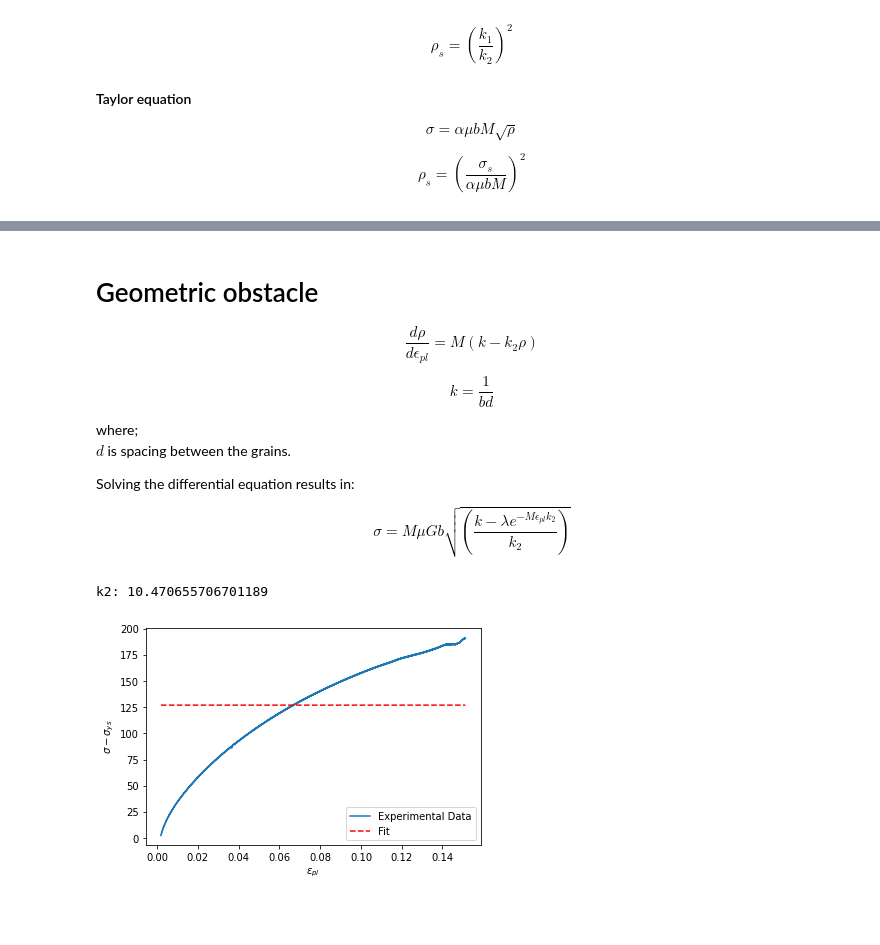
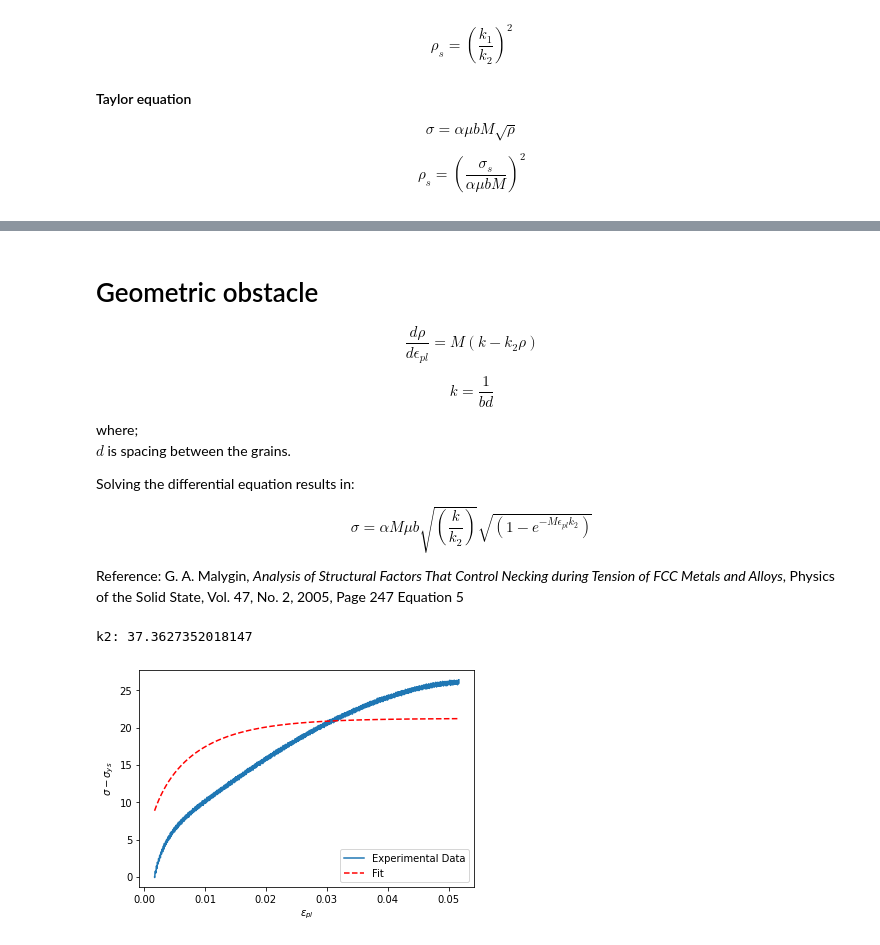
Before and after one commit to algomaster99/meta-btp, a Jupyter notebook: work_hardening_analysis.ipynb, the cells around one changed output, grey strips where cells are left out. Cells and saved outputs as stored; diff of their text form; code cells hidden in the pictures; blank space fills up the shorter version.

Commit message:
Modify equation of geometric model
Signed-off-by: Aman Sharma <mannu.poski10@gmail.com>

```diff
--- a/work_hardening_analysis.ipynb
+++ b/work_hardening_analysis.ipynb
@@ -221,30 +221,33 @@ $ d $ is spacing between the grains.
 
 Solving the differential equation results in:
 
-$$ \sigma = M\mu Gb \sqrt{\left(\frac{k - \lambda e^{-M\epsilon_{pl}k_{2}}}{k_{2}}\right)} $$
+$$ \sigma = \alpha M\mu b \sqrt{\left(\frac{k}{k_{2}}\right)}\sqrt{\left(1 - e^{-M\epsilon_{pl}k_{2}}\right)} $$
+
+Reference: G. A. Malygin, *Analysis of Structural Factors That Control Necking during Tension of FCC Metals and Alloys*, Physics of the Solid State, Vol. 47, No. 2, 2005, Page 247 Equation 5
 # %%
-d = 1e-6
-def fit_geo (x, A, B):
-    return 3*alpha*shear_modulus*burger_vector_mag*np.sqrt(((1/(burger_vector_mag*d))-A*np.exp(-3*B*x))/B)
+d = 10e-6
+k = 1/(burger_vector_mag*d)
+def fit_geo (x, A):
+    sigma_m = taylor_factor*alpha*shear_modulus*burger_vector_mag*np.sqrt(k/A)
+    return sigma_m*np.sqrt(1-np.exp(-taylor_factor*A*x))
 
 theoretical_geo = curve_fit(
-    fit_geo, true_plastic_strain, flow_stress, method='lm'
+    fit_geo, true_plastic_strain, flow_stress, [5]
 )
 popt, _ = theoretical_geo
-coeff_of_integration = popt[0]
-k2_geometric = popt[1]
+k2_geometric = popt[0]
 fig, ax = plt.subplots(1,1)
 _ = ax.plot(true_plastic_strain, flow_stress)
-_ = ax.plot(true_plastic_strain, [fit_geo(pl,coeff_of_integration,k2_geometric) for pl in true_plastic_strain], 'r--')
+_ = ax.plot(true_plastic_strain, [fit_geo(pl,k2_geometric) for pl in true_plastic_strain], 'r--')
 _ = ax.set_xlabel('$\\epsilon_{pl}$')
 _ = ax.set_ylabel('$\sigma - \sigma_{ys}$')
 
 _ = ax.legend(['Experimental Data','Fit'], loc='lower right')
 
 print(f'k2: {k2_geometric}')
 
 if ifile.add_parameter('k2_geometric', k2_geometric):
     ofile.save_parameter('k2 (Geometric obstacle)', k2_geometric, 'MPa')
 # %% [output]
-k2: 10.470655706701189
+k2: 37.3627352018147
-[figure, old version]
+[figure, new version]
```
Also changed, not shown: parts of 6 cells of this notebook.
